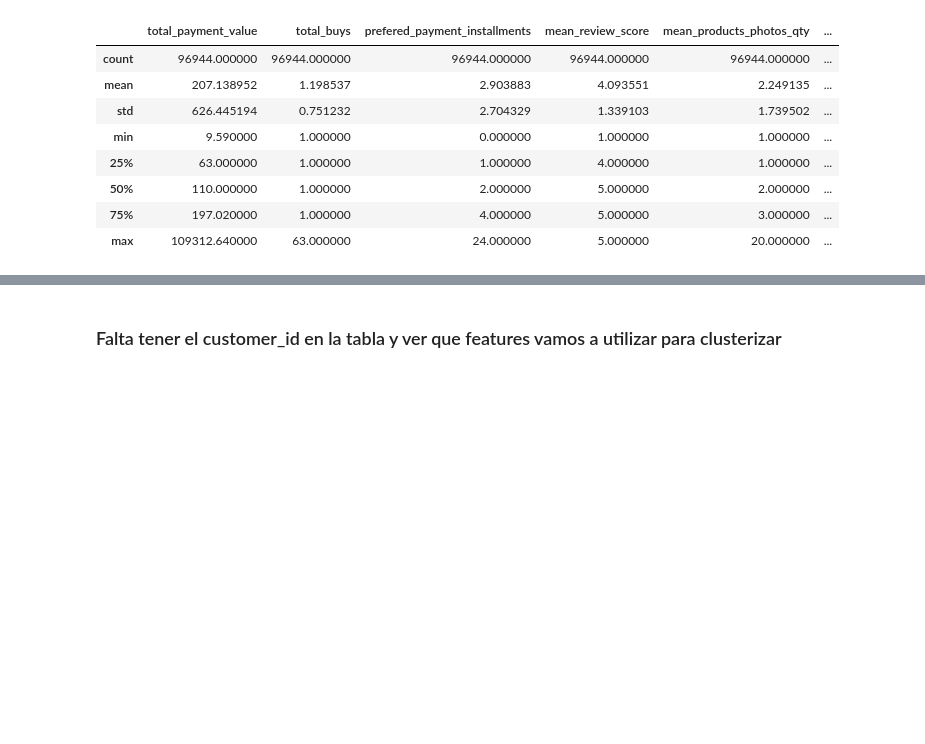
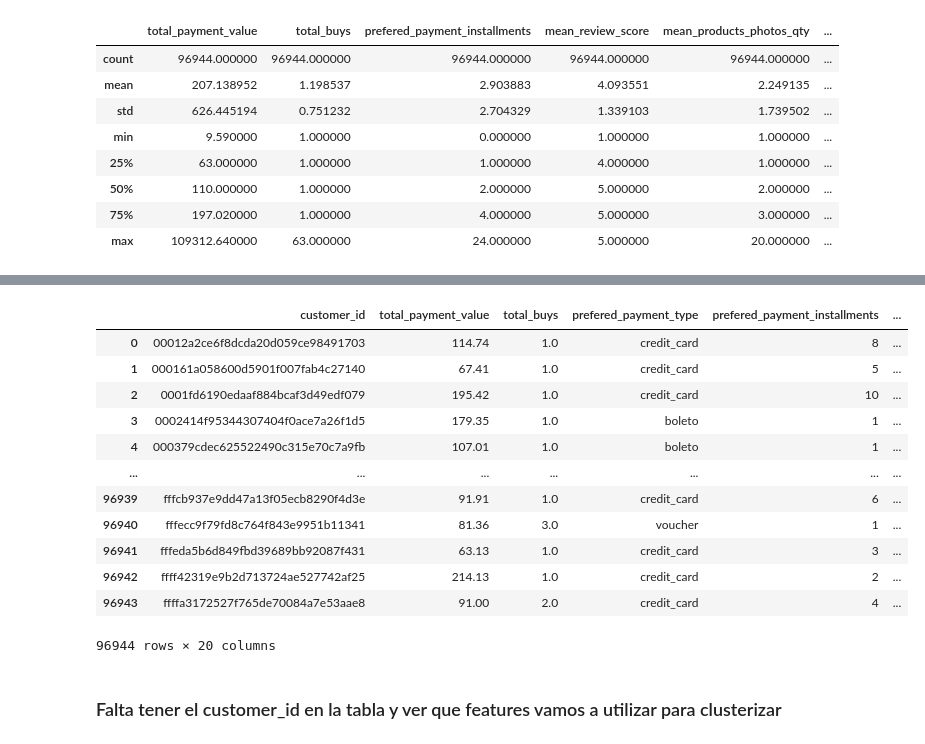
Before and after one commit to maurigarcia88/DiploDataScienceG7, a Jupyter notebook: Mauri/TP3/m3.ipynb, the cells around one changed output, grey strips where cells are left out. Drawn from its saved outputs; the diff is of its cells as text; code cells hidden in the pictures; blank space fills up the shorter version.

Commit message:
Pickle file

```diff
--- a/Mauri/TP3/m3.ipynb
+++ b/Mauri/TP3/m3.ipynb
@@ -173,3 +203,21 @@ new_df.boxplot(['mean_order_approved_days'])
+# %%
+new_df = pd.read_pickle('my_pickle.pkl')
+# %%
+new_df.reset_index()
+# %% [output]
+|  | customer_id | total_payment_value | total_buys | prefered_payment_type | prefered_payment_installments | ... |
+| 0 | 00012a2ce6f8dcda20d059ce98491703 | 114.74 | 1.0 | credit_card | 8 | ... |
+| 1 | 000161a058600d5901f007fab4c27140 | 67.41 | 1.0 | credit_card | 5 | ... |
+| 2 | 0001fd6190edaaf884bcaf3d49edf079 | 195.42 | 1.0 | credit_card | 10 | ... |
+| 3 | 0002414f95344307404f0ace7a26f1d5 | 179.35 | 1.0 | boleto | 1 | ... |
+| 4 | 000379cdec625522490c315e70c7a9fb | 107.01 | 1.0 | boleto | 1 | ... |
+| ... | ... | ... | ... | ... | ... | ... |
+| 96939 | fffcb937e9dd47a13f05ecb8290f4d3e | 91.91 | 1.0 | credit_card | 6 | ... |
+| 96940 | fffecc9f79fd8c764f843e9951b11341 | 81.36 | 3.0 | voucher | 1 | ... |
+| 96941 | fffeda5b6d849fbd39689bb92087f431 | 63.13 | 1.0 | credit_card | 3 | ... |
+| 96942 | ffff42319e9b2d713724ae527742af25 | 214.13 | 1.0 | credit_card | 2 | ... |
+| 96943 | ffffa3172527f765de70084a7e53aae8 | 91.00 | 2.0 | credit_card | 4 | ... |
+96944 rows × 20 columns
 # %% [markdown]
 ### Falta tener el customer_id en la tabla y ver que features vamos a utilizar para clusterizar
 # %% [markdown]
```
Also changed, not shown: parts of 31 cells of this notebook.
